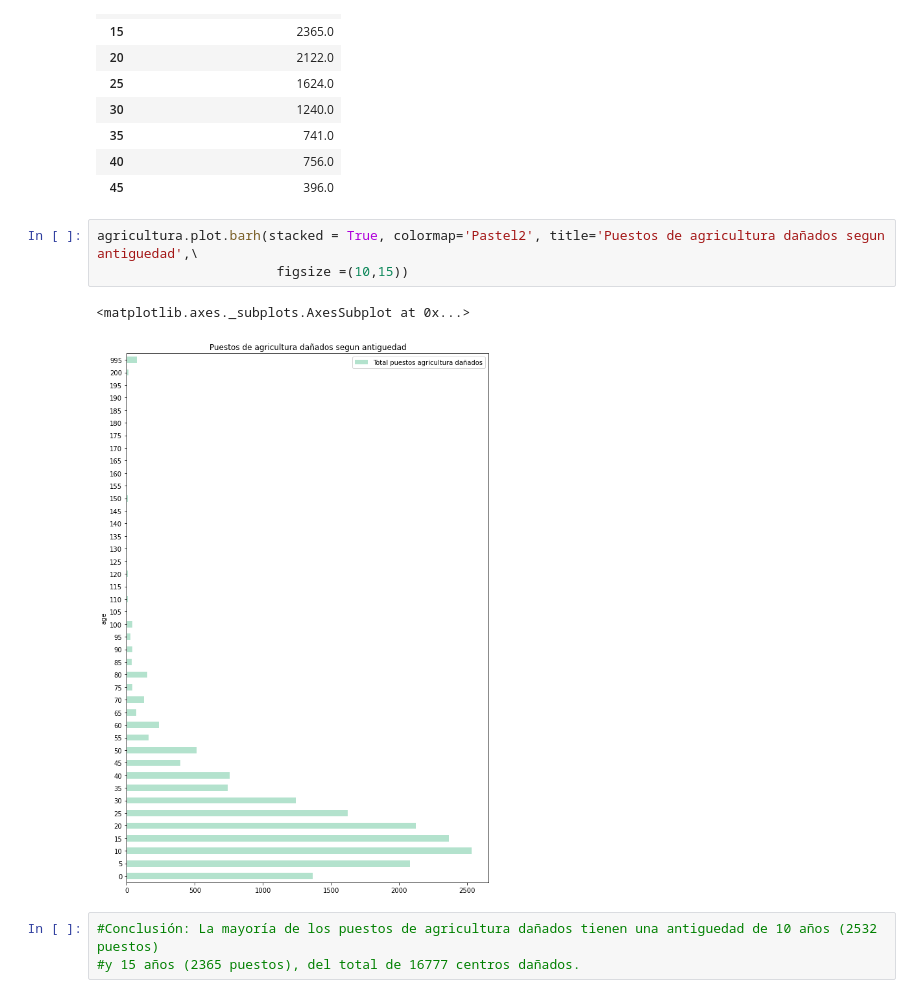
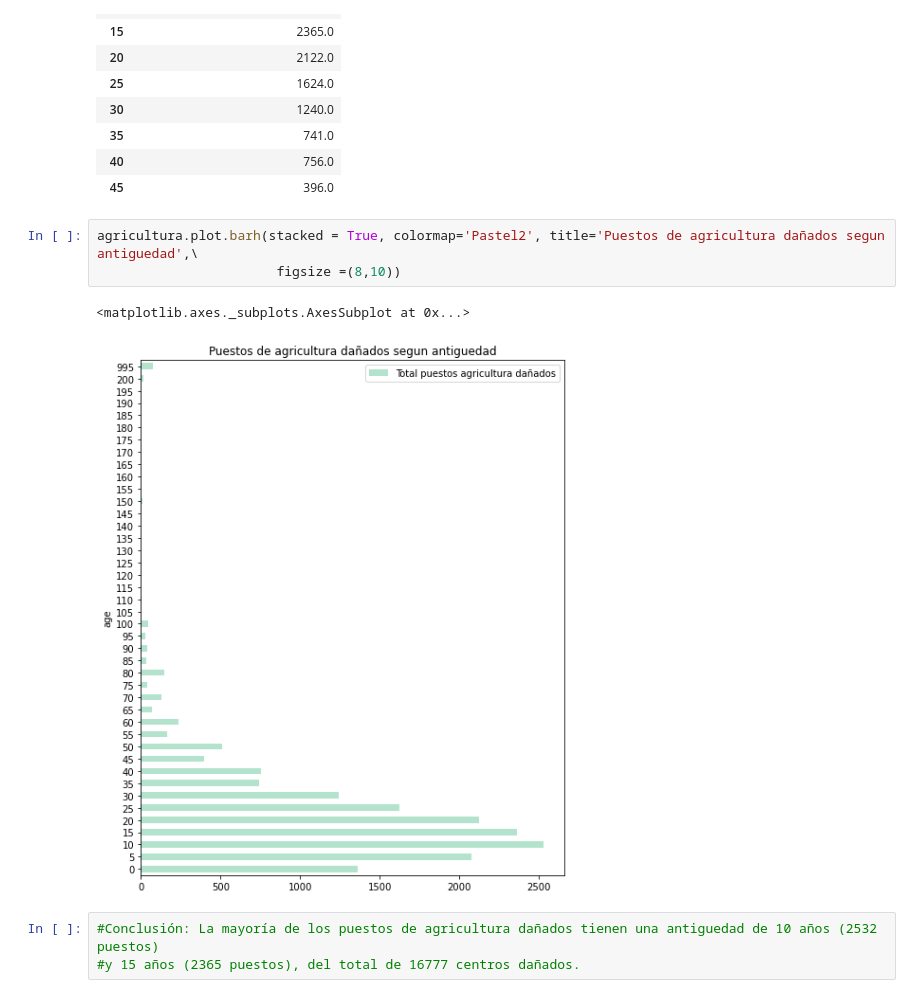
Before and after one commit to FranciscoGauna/TP-Datos-2021, a Jupyter notebook: Usos de las edificaciones.ipynb, the cells around one changed output. Cells and saved outputs as stored; diff of their text form.

```diff
--- a/Usos de las edificaciones.ipynb
+++ b/Usos de las edificaciones.ipynb
@@ -102,10 +165,10 @@ agricultura.head(10)
 | 45 | 396.0 |
 # %%
 agricultura.plot.barh(stacked = True, colormap='Pastel2', title='Puestos de agricultura dañados segun antiguedad',\
-                       figsize =(10,15))
+                       figsize =(8,10))
 # %% [output]
 <matplotlib.axes._subplots.AxesSubplot at 0x...>
-[figure, old version]
+[figure, new version]
 # %%
 #Conclusión: La mayoría de los puestos de agricultura dañados tienen una antiguedad de 10 años (2532 puestos)
 #y 15 años (2365 puestos), del total de 16777 centros dañados.
```
Also changed, not shown: parts of 18 cells of this notebook.
